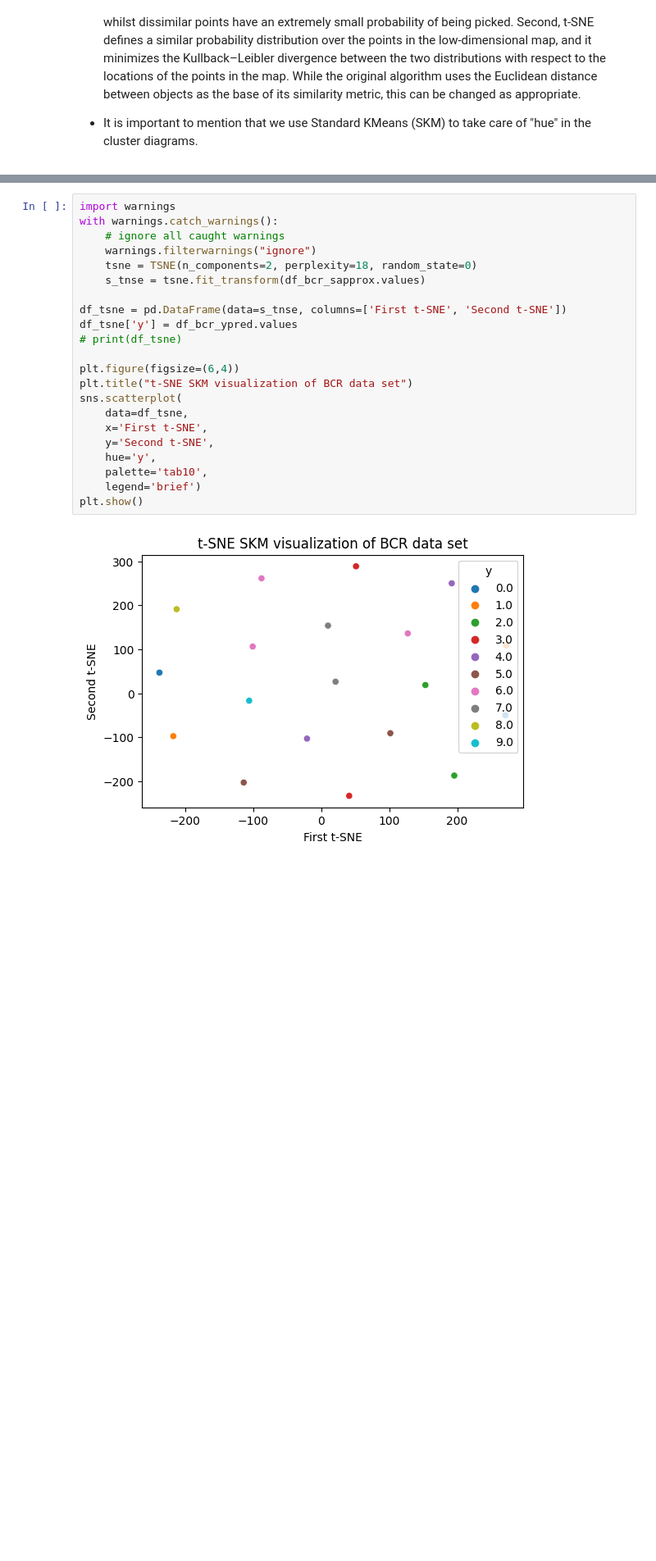
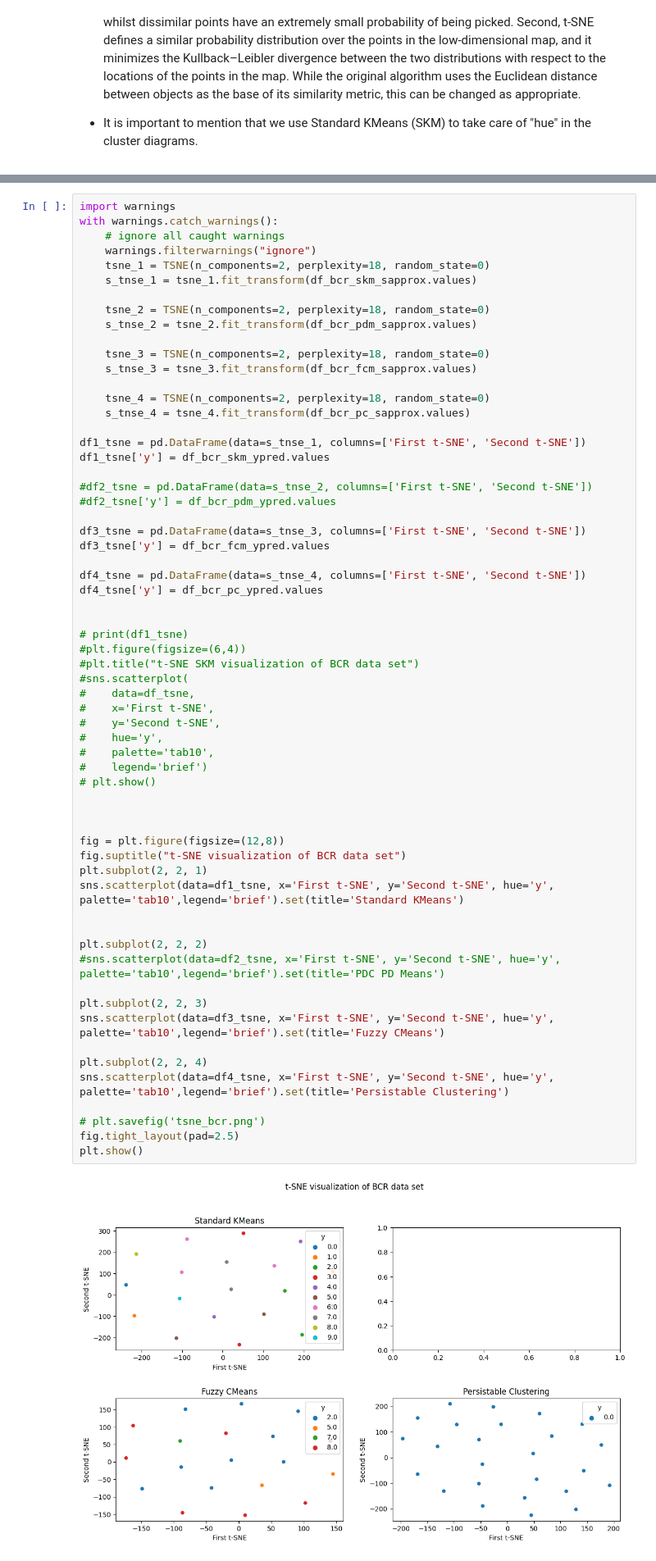
Before and after one commit to owuordickson/meso-hpc-lr, a Jupyter notebook: results/clugp/analysis_v2.ipynb, the cells around one changed output, grey strips where cells are left out. Shown at 82% size. Cells and saved outputs as stored; diff of their text form; blank space fills up the shorter version.

```diff
--- a/results/clugp/analysis_v2.ipynb
+++ b/results/clugp/analysis_v2.ipynb
@@ -522,24 +575,64 @@ df_aps_ypred = pd.read_csv('./tsne_visual/APS_SKM_YPred.csv')
 # %%
 import warnings
 with warnings.catch_warnings():
     # ignore all caught warnings
     warnings.filterwarnings("ignore")
-    tsne = TSNE(n_components=2, perplexity=18, random_state=0)
-    s_tnse = tsne.fit_transform(df_bcr_sapprox.values)
+    tsne_1 = TSNE(n_components=2, perplexity=18, random_state=0)
+    s_tnse_1 = tsne_1.fit_transform(df_bcr_skm_sapprox.values)
 
-df_tsne = pd.DataFrame(data=s_tnse, columns=['First t-SNE', 'Second t-SNE'])
-df_tsne['y'] = df_bcr_ypred.values
-# print(df_tsne)
+    tsne_2 = TSNE(n_components=2, perplexity=18, random_state=0)
+    s_tnse_2 = tsne_2.fit_transform(df_bcr_pdm_sapprox.values)
 
-plt.figure(figsize=(6,4))
-plt.title("t-SNE SKM visualization of BCR data set")
-sns.scatterplot(
-    data=df_tsne,
-    x='First t-SNE',
-    y='Second t-SNE',
-    hue='y',
-    palette='tab10',
-    legend='brief')
+    tsne_3 = TSNE(n_components=2, perplexity=18, random_state=0)
+    s_tnse_3 = tsne_3.fit_transform(df_bcr_fcm_sapprox.values)
+
+    tsne_4 = TSNE(n_components=2, perplexity=18, random_state=0)
+    s_tnse_4 = tsne_4.fit_transform(df_bcr_pc_sapprox.values)
+
+df1_tsne = pd.DataFrame(data=s_tnse_1, columns=['First t-SNE', 'Second t-SNE'])
+df1_tsne['y'] = df_bcr_skm_ypred.values
+
+#df2_tsne = pd.DataFrame(data=s_tnse_2, columns=['First t-SNE', 'Second t-SNE'])
+#df2_tsne['y'] = df_bcr_pdm_ypred.values
+
+df3_tsne = pd.DataFrame(data=s_tnse_3, columns=['First t-SNE', 'Second t-SNE'])
+df3_tsne['y'] = df_bcr_fcm_ypred.values
+
+df4_tsne = pd.DataFrame(data=s_tnse_4, columns=['First t-SNE', 'Second t-SNE'])
+df4_tsne['y'] = df_bcr_pc_ypred.values
+
+
+# print(df1_tsne)
+#plt.figure(figsize=(6,4))
+#plt.title("t-SNE SKM visualization of BCR data set")
+#sns.scatterplot(
+#    data=df_tsne,
+#    x='First t-SNE',
+#    y='Second t-SNE',
+#    hue='y',
+#    palette='tab10',
+#    legend='brief')
+# plt.show()
+
+
+
+fig = plt.figure(figsize=(12,8))
+fig.suptitle("t-SNE visualization of BCR data set")
+plt.subplot(2, 2, 1)
+sns.scatterplot(data=df1_tsne, x='First t-SNE', y='Second t-SNE', hue='y', palette='tab10',legend='brief').set(title='Standard KMeans')
+
+
+plt.subplot(2, 2, 2)
+#sns.scatterplot(data=df2_tsne, x='First t-SNE', y='Second t-SNE', hue='y', palette='tab10',legend='brief').set(title='PDC PD Means')
+
+plt.subplot(2, 2, 3)
+sns.scatterplot(data=df3_tsne, x='First t-SNE', y='Second t-SNE', hue='y', palette='tab10',legend='brief').set(title='Fuzzy CMeans')
+
+plt.subplot(2, 2, 4)
+sns.scatterplot(data=df4_tsne, x='First t-SNE', y='Second t-SNE', hue='y', palette='tab10',legend='brief').set(title='Persistable Clustering')
+
+# plt.savefig('tsne_bcr.png')
+fig.tight_layout(pad=2.5)
 plt.show()
 # %% [output]
-[figure, old version]
+[figure, new version]
```
Also changed, not shown: parts of 10 cells of this notebook, 13 other files.
